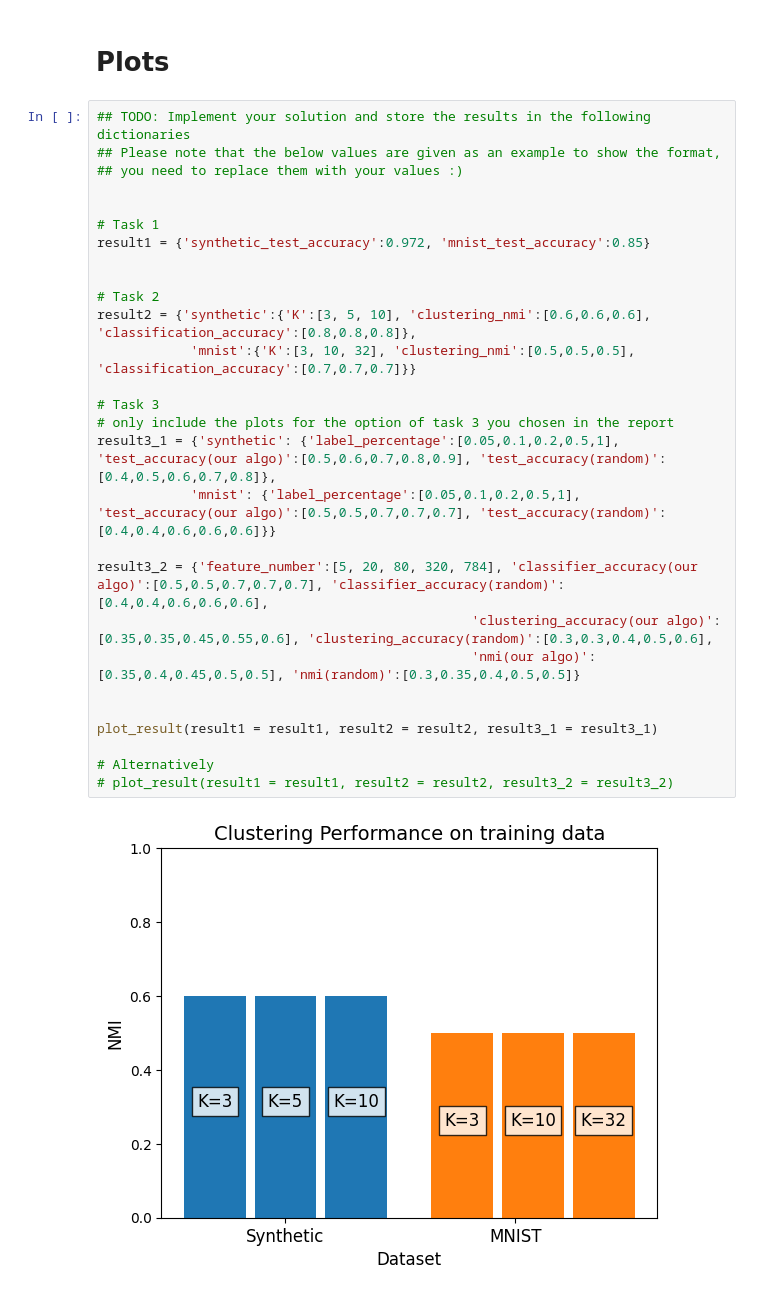
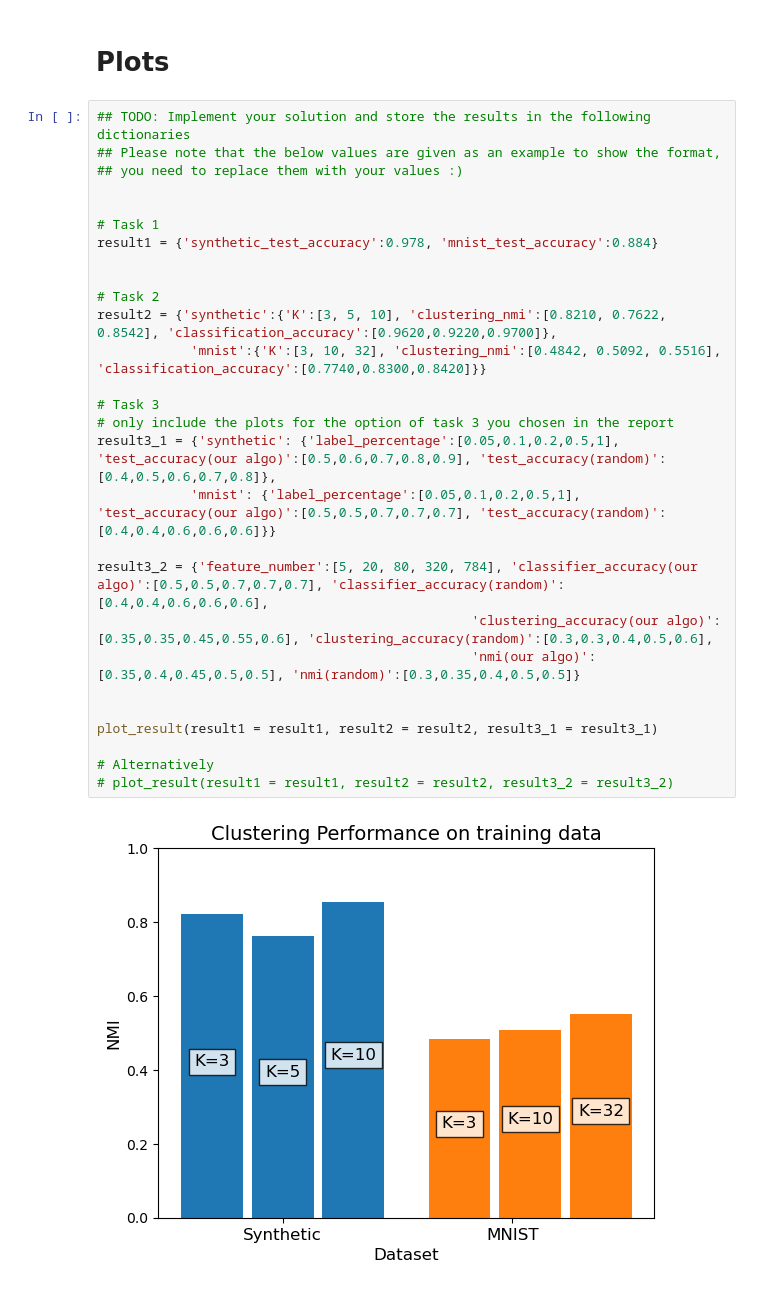
Before and after one commit to tracychiayu/236A-project, a Jupyter notebook: ECE236A_Project_Demo.ipynb, the cells around one changed output. Drawn from its saved outputs; the diff is of its cells as text.

```diff
--- a/ECE236A_Project_Demo.ipynb
+++ b/ECE236A_Project_Demo.ipynb
@@ -246,30 +220,30 @@ visualize_features(selected_features)
 # %%
 ## TODO: Implement your solution and store the results in the following dictionaries
 ## Please note that the below values are given as an example to show the format,
 ## you need to replace them with your values :)
 
 
 # Task 1
-result1 = {'synthetic_test_accuracy':0.972, 'mnist_test_accuracy':0.85}
+result1 = {'synthetic_test_accuracy':0.978, 'mnist_test_accuracy':0.884}
 
 
 # Task 2
-result2 = {'synthetic':{'K':[3, 5, 10], 'clustering_nmi':[0.6,0.6,0.6], 'classification_accuracy':[0.8,0.8,0.8]},
-            'mnist':{'K':[3, 10, 32], 'clustering_nmi':[0.5,0.5,0.5], 'classification_accuracy':[0.7,0.7,0.7]}}
+result2 = {'synthetic':{'K':[3, 5, 10], 'clustering_nmi':[0.8210, 0.7622, 0.8542], 'classification_accuracy':[0.9620,0.9220,0.9700]},
+            'mnist':{'K':[3, 10, 32], 'clustering_nmi':[0.4842, 0.5092, 0.5516], 'classification_accuracy':[0.7740,0.8300,0.8420]}}
 
 # Task 3
 # only include the plots for the option of task 3 you chosen in the report
 result3_1 = {'synthetic': {'label_percentage':[0.05,0.1,0.2,0.5,1], 'test_accuracy(our algo)':[0.5,0.6,0.7,0.8,0.9], 'test_accuracy(random)':[0.4,0.5,0.6,0.7,0.8]},
             'mnist': {'label_percentage':[0.05,0.1,0.2,0.5,1], 'test_accuracy(our algo)':[0.5,0.5,0.7,0.7,0.7], 'test_accuracy(random)':[0.4,0.4,0.6,0.6,0.6]}}
 
 result3_2 = {'feature_number':[5, 20, 80, 320, 784], 'classifier_accuracy(our algo)':[0.5,0.5,0.7,0.7,0.7], 'classifier_accuracy(random)':[0.4,0.4,0.6,0.6,0.6],
                                                 'clustering_accuracy(our algo)':[0.35,0.35,0.45,0.55,0.6], 'clustering_accuracy(random)':[0.3,0.3,0.4,0.5,0.6],
                                                 'nmi(our algo)':[0.35,0.4,0.45,0.5,0.5], 'nmi(random)':[0.3,0.35,0.4,0.5,0.5]}
 
 
 plot_result(result1 = result1, result2 = result2, result3_1 = result3_1)
 
 # Alternatively
 # plot_result(result1 = result1, result2 = result2, result3_2 = result3_2)
 # %% [output]
-[figure, old version]
+[figure, new version]
```
Also changed, not shown: parts of 3 cells of this notebook, 1 other file.
